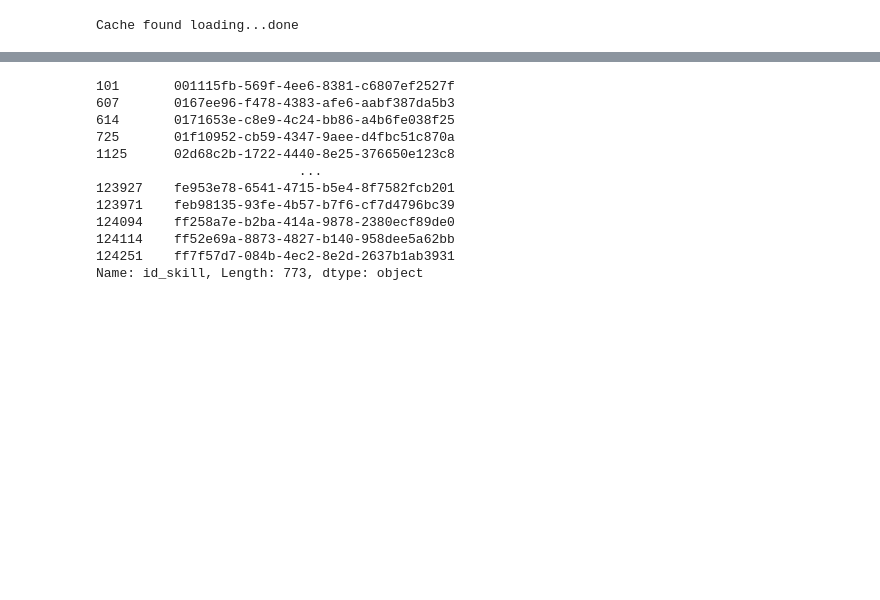
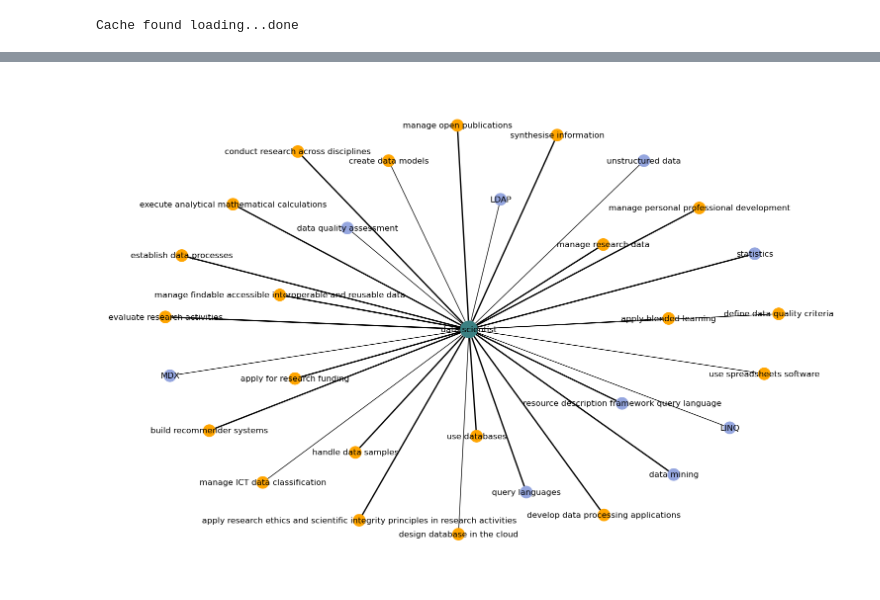
Before and after one commit to jacons/Interpretable-by-design-Human-Recommender, a Jupyter notebook: other_notebook/show_occup-skills.ipynb, the cells around one changed output, grey strips where cells are left out. Cells and saved outputs as stored; diff of their text form; code cells hidden in the pictures; blank space fills up the shorter version.

```diff
--- a/other_notebook/show_occup-skills.ipynb
+++ b/other_notebook/show_occup-skills.ipynb
@@ -60,15 +11,6 @@ merged_df
-# %%
-merged_df[merged_df['_merge'] == 'left_only']["id_skill"]
-# %% [output]
-101       001115fb-569f-4ee6-8381-c6807ef2527f
-607       0167ee96-f478-4383-afe6-aabf387da5b3
-614       0171653e-c8e9-4c24-bb86-a4b6fe038f25
-725       01f10952-cb59-4347-9aee-d4fbc51c870a
-1125      02d68c2b-1722-4440-8e25-376650e123c8
-                          ...
-123927    fe953e78-6541-4715-b5e4-8f7582fcb201
-123971    feb98135-93fe-4b57-b7f6-cf7d4796bc39
-124094    ff258a7e-b2ba-414a-9878-2380ecf89de0
-124114    ff52e69a-8873-4827-b140-958dee5a62bb
-124251    ff7f57d7-084b-4ec2-8e2d-2637b1ab3931
-Name: id_skill, Length: 773, dtype: object
+# %%
+occ = "258e46f9-0075-4a2e-adae-1ff0477e0f30"
+# %%
+job_graph.show_subgraph(occ,30)
+# %% [output]
+[figure, added]
```
Also changed, not shown: parts of 3 cells of this notebook, 21 other files.
